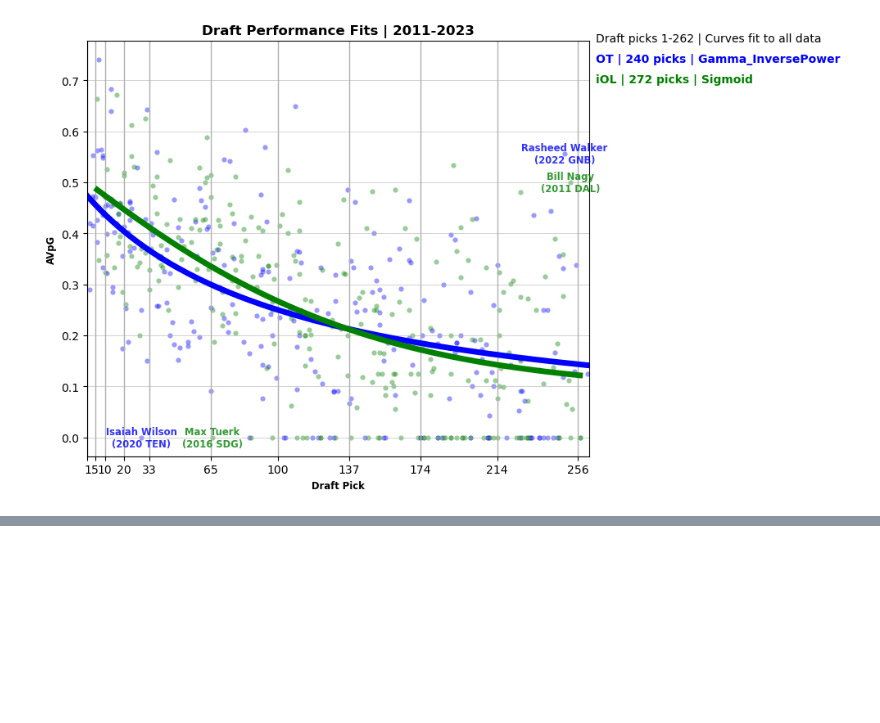
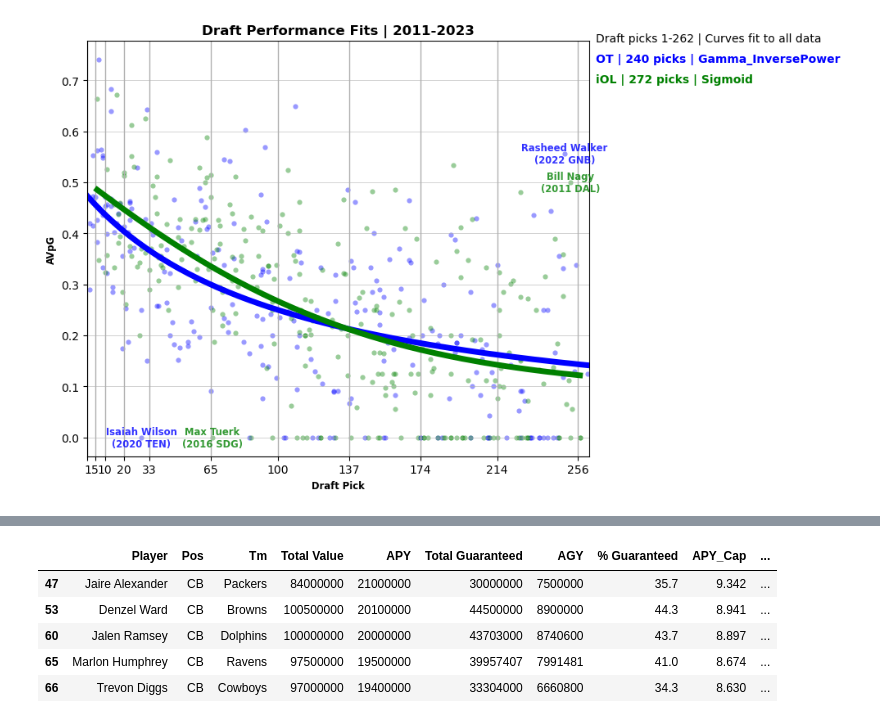
Before and after one commit to NBPub/nfl_draft_vs_market, a Jupyter notebook: Data Analysis.ipynb, the cells around one changed output, grey strips where cells are left out. Cells and saved outputs as stored; diff of their text form; code cells hidden in the pictures; blank space fills up the shorter version.

```diff
--- a/Data Analysis.ipynb
+++ b/Data Analysis.ipynb
@@ -1045,0 +1105,9 @@ draft_fit_compare(ot,iol, pick_bounds=(1,262),
+# %%
+demo.vet_market.head()
+# %% [output]
+|  | Player | Pos | Tm | Total Value | APY | Total Guaranteed | AGY | % Guaranteed | APY_Cap | ... |
+| 47 | Jaire Alexander | CB | Packers | 84000000 | 21000000 | 30000000 | 7500000 | 35.7 | 9.342 | ... |
+| 53 | Denzel Ward | CB | Browns | 100500000 | 20100000 | 44500000 | 8900000 | 44.3 | 8.941 | ... |
+| 60 | Jalen Ramsey | CB | Dolphins | 100000000 | 20000000 | 43703000 | 8740600 | 43.7 | 8.897 | ... |
+| 65 | Marlon Humphrey | CB | Ravens | 97500000 | 19500000 | 39957407 | 7991481 | 41.0 | 8.674 | ... |
+| 66 | Trevon Diggs | CB | Cowboys | 97000000 | 19400000 | 33304000 | 6660800 | 34.3 | 8.630 | ... |
```
Also changed, not shown: parts of 15 cells of this notebook, 4 other files.
